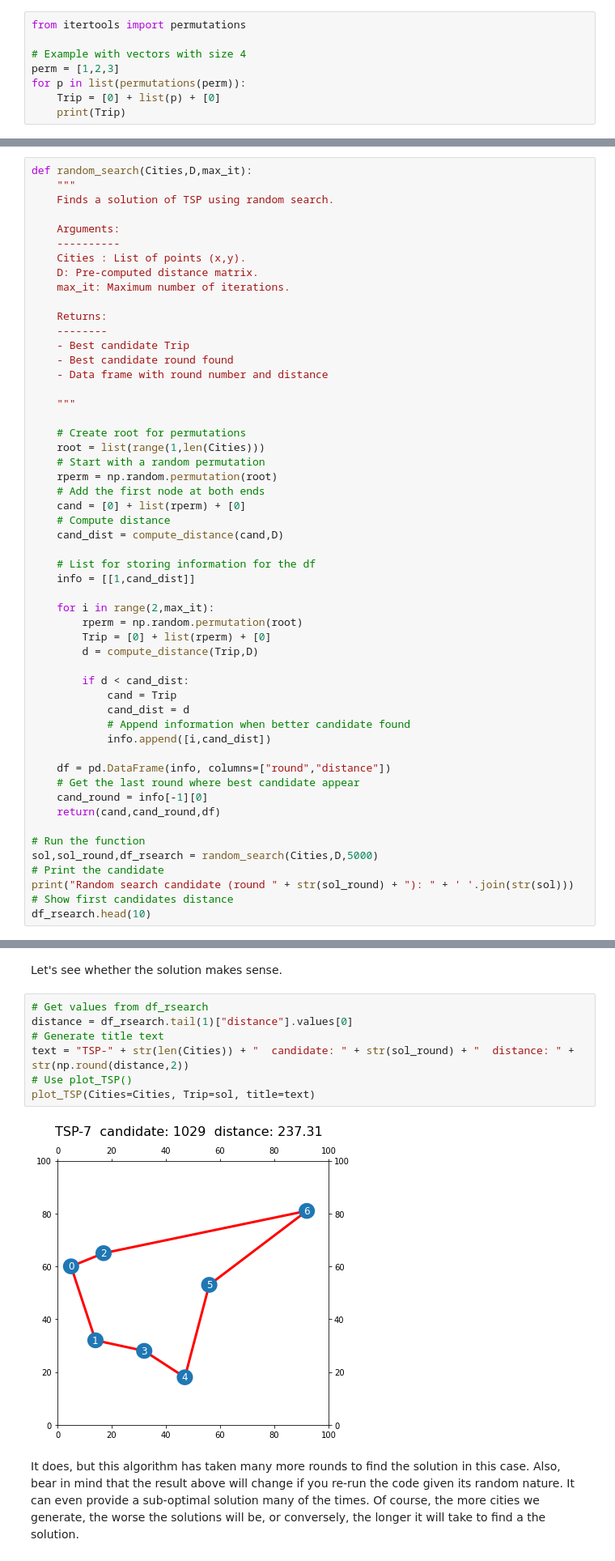
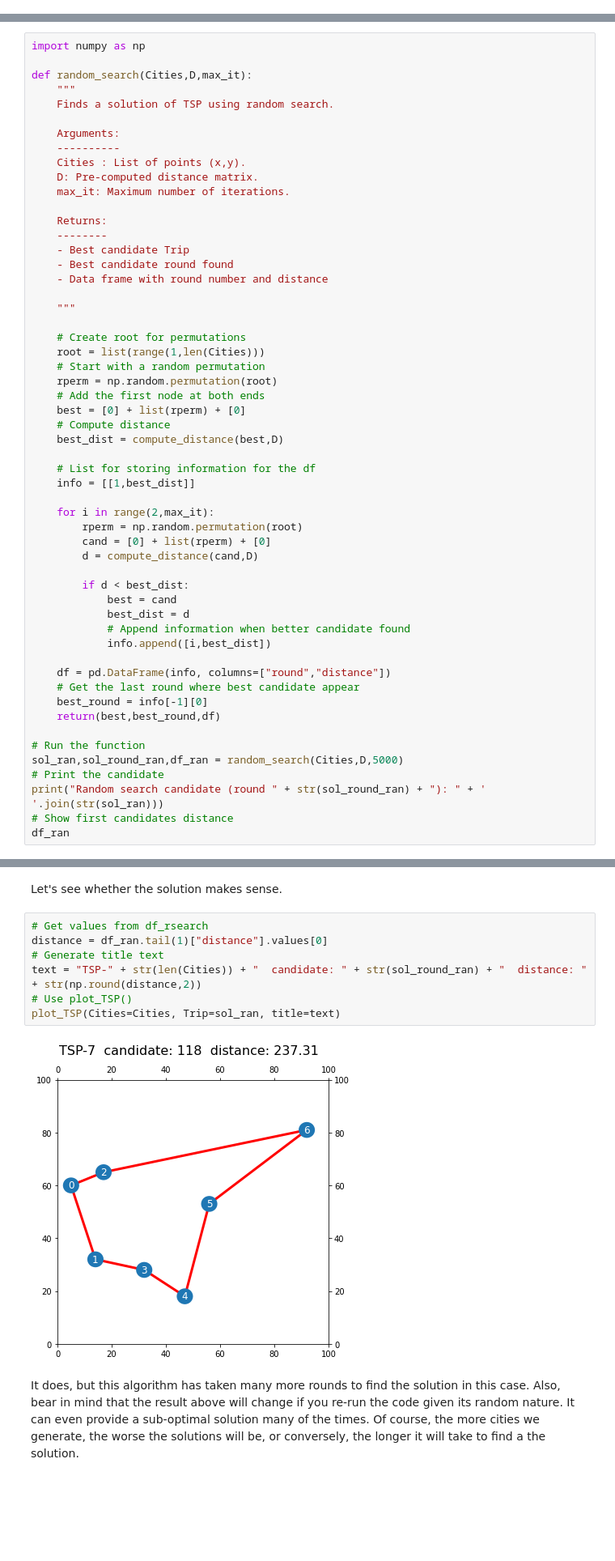
Before and after one commit to mariogutierrezroig/Teaching-Notebooks, a Jupyter notebook: Search_Algorithms/search_algorithms_TSP.ipynb, the cells around one changed output, grey strips where cells are left out. Shown: that part at 81% size. Drawn from its saved outputs; the diff is of its cells as text; blank space fills up the shorter version.

```diff
--- a/Search_Algorithms/search_algorithms_TSP.ipynb
+++ b/Search_Algorithms/search_algorithms_TSP.ipynb
@@ -166,8 +169,0 @@ The function `permutations` from the `itertools` package suits perfectly here si
-# %%
-from itertools import permutations
-
-# Example with vectors with size 4
-perm = [1,2,3]
-for p in list(permutations(perm)):
-    Trip = [0] + list(p) + [0]
-    print(Trip)
@@ -290,6 +443,8 @@ Another interesting algorithm to consider for TSP is the [random search](https:/
 
 Fortunately, `numpy` makes our lives very easy by letting us use the `random.permutation()` function, which returns a random sequence of N numbers.
 # %%
+import numpy as np
+
 def random_search(Cities,D,max_it):
     """
     Finds a solution of TSP using random search.
@@ -313,33 +468,33 @@ def random_search(Cities,D,max_it):
     # Start with a random permutation
     rperm = np.random.permutation(root)
     # Add the first node at both ends
-    cand = [0] + list(rperm) + [0]
+    best = [0] + list(rperm) + [0]
     # Compute distance
-    cand_dist = compute_distance(cand,D)
+    best_dist = compute_distance(best,D)
 
     # List for storing information for the df
-    info = [[1,cand_dist]]
+    info = [[1,best_dist]]
 
     for i in range(2,max_it):
         rperm = np.random.permutation(root)
-        Trip = [0] + list(rperm) + [0]
-        d = compute_distance(Trip,D)
+        cand = [0] + list(rperm) + [0]
+        d = compute_distance(cand,D)
 
-        if d < cand_dist:
-            cand = Trip
-            cand_dist = d
+        if d < best_dist:
+            best = cand
+            best_dist = d
             # Append information when better candidate found
-            info.append([i,cand_dist])
+            info.append([i,best_dist])
 
     df = pd.DataFrame(info, columns=["round","distance"])
     # Get the last round where best candidate appear
-    cand_round = info[-1][0]
-    return(cand,cand_round,df)
+    best_round = info[-1][0]
+    return(best,best_round,df)
 
 # Run the function
-sol,sol_round,df_rsearch = random_search(Cities,D,5000)
+sol_ran,sol_round_ran,df_ran = random_search(Cities,D,5000)
 # Print the candidate
-print("Random search candidate (round " + str(sol_round) + "): " + ' '.join(str(sol)))
+print("Random search candidate (round " + str(sol_round_ran) + "): " + ' '.join(str(sol_ran)))
 # Show first candidates distance
-df_rsearch.head(10)
+df_ran
 # %% [output]
@@ -359,13 +510,13 @@ Random search candidate (round 1029): [ 0 ,   1 ,   3 ,   4 ,   5 ,   6 ,   2 ,
 Let's see whether the solution makes sense.
 # %%
 # Get values from df_rsearch
-distance = df_rsearch.tail(1)["distance"].values[0]
+distance = df_ran.tail(1)["distance"].values[0]
 # Generate title text
-text = "TSP-" + str(len(Cities)) + "  candidate: " + str(sol_round) + "  distance: " + str(np.round(distance,2))
+text = "TSP-" + str(len(Cities)) + "  candidate: " + str(sol_round_ran) + "  distance: " + str(np.round(distance,2))
 # Use plot_TSP()
-plot_TSP(Cities=Cities, Trip=sol, title=text)
+plot_TSP(Cities=Cities, Trip=sol_ran, title=text)
 # %% [output]
-[figure, old version]
+[figure, new version]
 # %% [markdown]
 It does, but this algorithm has taken many more rounds to find the solution in this case. Also, bear in mind that the result above will change if you re-run the code given its random nature. It can even provide a sub-optimal solution many of the times. Of course, the more cities we generate, the worse the solutions will be, or conversely, the longer it will take to find a the solution.
 # %% [markdown]
```
Also changed, not shown: parts of 29 cells of this notebook, 1 other file.
